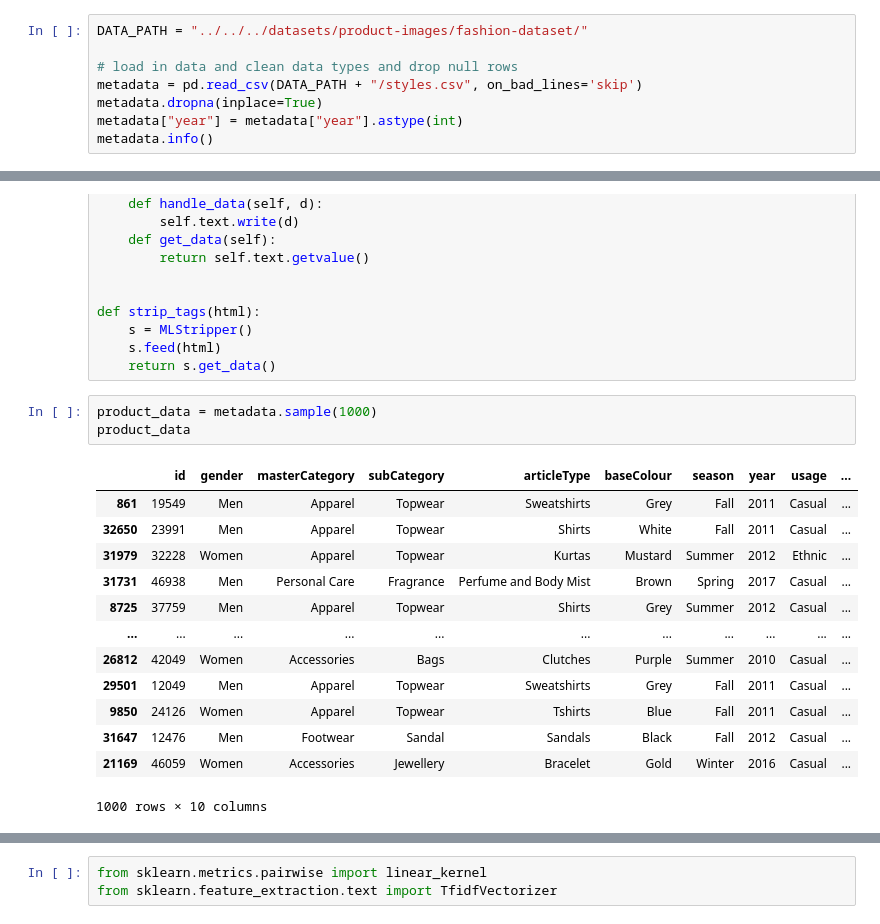
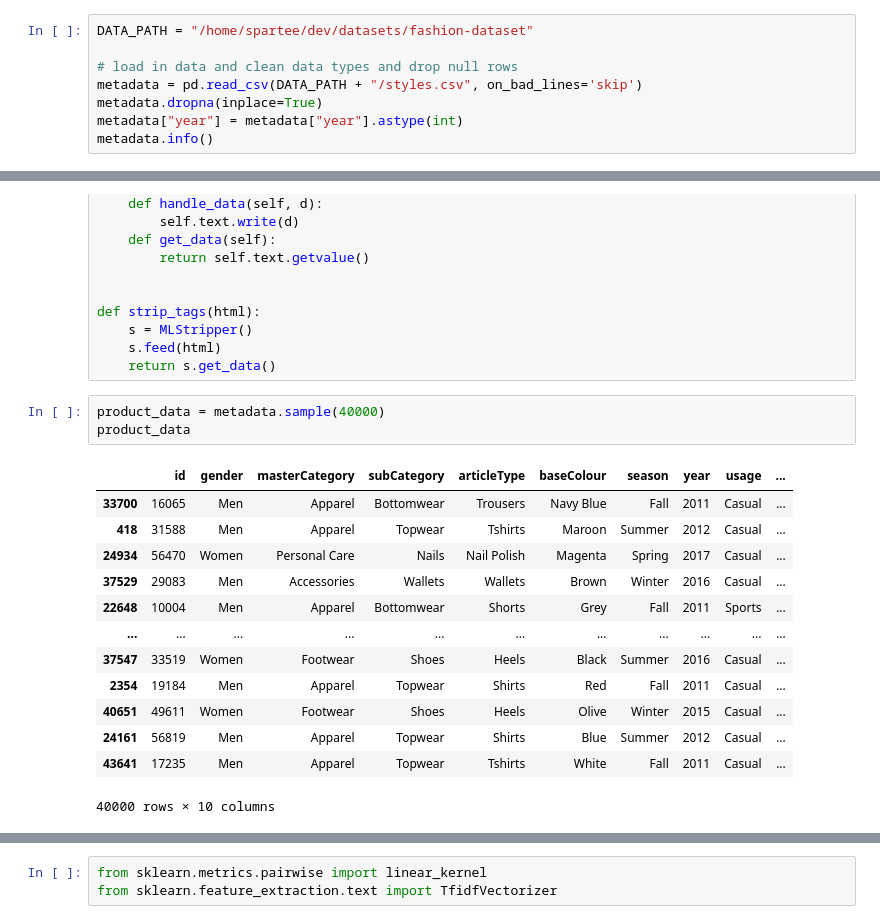
Before and after one commit to redis-developer/redis-product-search, a Jupyter notebook: data/prep_data_large_ds.ipynb, the cells around one changed output, grey strips where cells are left out. Saved outputs shown, nothing was run; the diff lists cells and outputs as text.

```diff
--- a/data/prep_data_large_ds.ipynb
+++ b/data/prep_data_large_ds.ipynb
@@ -17,7 +17,7 @@ from sentence_transformers import SentenceTransformer
 import matplotlib.pyplot as plt
 import seaborn as sns
 # %%
-DATA_PATH = "../../../datasets/product-images/fashion-dataset/"
+DATA_PATH = "/home/spartee/dev/datasets/fashion-dataset"
 
 # load in data and clean data types and drop null rows
 metadata = pd.read_csv(DATA_PATH + "/styles.csv", on_bad_lines='skip')
@@ -86,21 +86,21 @@ def strip_tags(html):
     s.feed(html)
     return s.get_data()
 # %%
-product_data = metadata.sample(1000)
+product_data = metadata.sample(40000)
 product_data
 # %% [output]
 |  | id | gender | masterCategory | subCategory | articleType | baseColour | season | year | usage | ... |
-| 861 | 19549 | Men | Apparel | Topwear | Sweatshirts | Grey | Fall | 2011 | Casual | ... |
-| 32650 | 23991 | Men | Apparel | Topwear | Shirts | White | Fall | 2011 | Casual | ... |
-| 31979 | 32228 | Women | Apparel | Topwear | Kurtas | Mustard | Summer | 2012 | Ethnic | ... |
-| 31731 | 46938 | Men | Personal Care | Fragrance | Perfume and Body Mist | Brown | Spring | 2017 | Casual | ... |
-| 8725 | 37759 | Men | Apparel | Topwear | Shirts | Grey | Summer | 2012 | Casual | ... |
+| 33700 | 16065 | Men | Apparel | Bottomwear | Trousers | Navy Blue | Fall | 2011 | Casual | ... |
+| 418 | 31588 | Men | Apparel | Topwear | Tshirts | Maroon | Summer | 2012 | Casual | ... |
+| 24934 | 56470 | Women | Personal Care | Nails | Nail Polish | Magenta | Spring | 2017 | Casual | ... |
+| 37529 | 29083 | Men | Accessories | Wallets | Wallets | Brown | Winter | 2016 | Casual | ... |
+| 22648 | 10004 | Men | Apparel | Bottomwear | Shorts | Grey | Fall | 2011 | Sports | ... |
 | ... | ... | ... | ... | ... | ... | ... | ... | ... | ... | ... |
-| 26812 | 42049 | Women | Accessories | Bags | Clutches | Purple | Summer | 2010 | Casual | ... |
-| 29501 | 12049 | Men | Apparel | Topwear | Sweatshirts | Grey | Fall | 2011 | Casual | ... |
-| 9850 | 24126 | Women | Apparel | Topwear | Tshirts | Blue | Fall | 2011 | Casual | ... |
-| 31647 | 12476 | Men | Footwear | Sandal | Sandals | Black | Fall | 2012 | Casual | ... |
-| 21169 | 46059 | Women | Accessories | Jewellery | Bracelet | Gold | Winter | 2016 | Casual | ... |
+| 37547 | 33519 | Women | Footwear | Shoes | Heels | Black | Summer | 2016 | Casual | ... |
+| 2354 | 19184 | Men | Apparel | Topwear | Shirts | Red | Fall | 2011 | Casual | ... |
+| 40651 | 49611 | Women | Footwear | Shoes | Heels | Olive | Winter | 2015 | Casual | ... |
+| 24161 | 56819 | Men | Apparel | Topwear | Shirts | Blue | Summer | 2012 | Casual | ... |
+| 43641 | 17235 | Men | Apparel | Topwear | Tshirts | White | Fall | 2011 | Casual | ... |
-1000 rows × 10 columns
+40000 rows × 10 columns
 # %%
 product_meta = []
```
Also changed, not shown: parts of 15 cells of this notebook, 9 other files.
